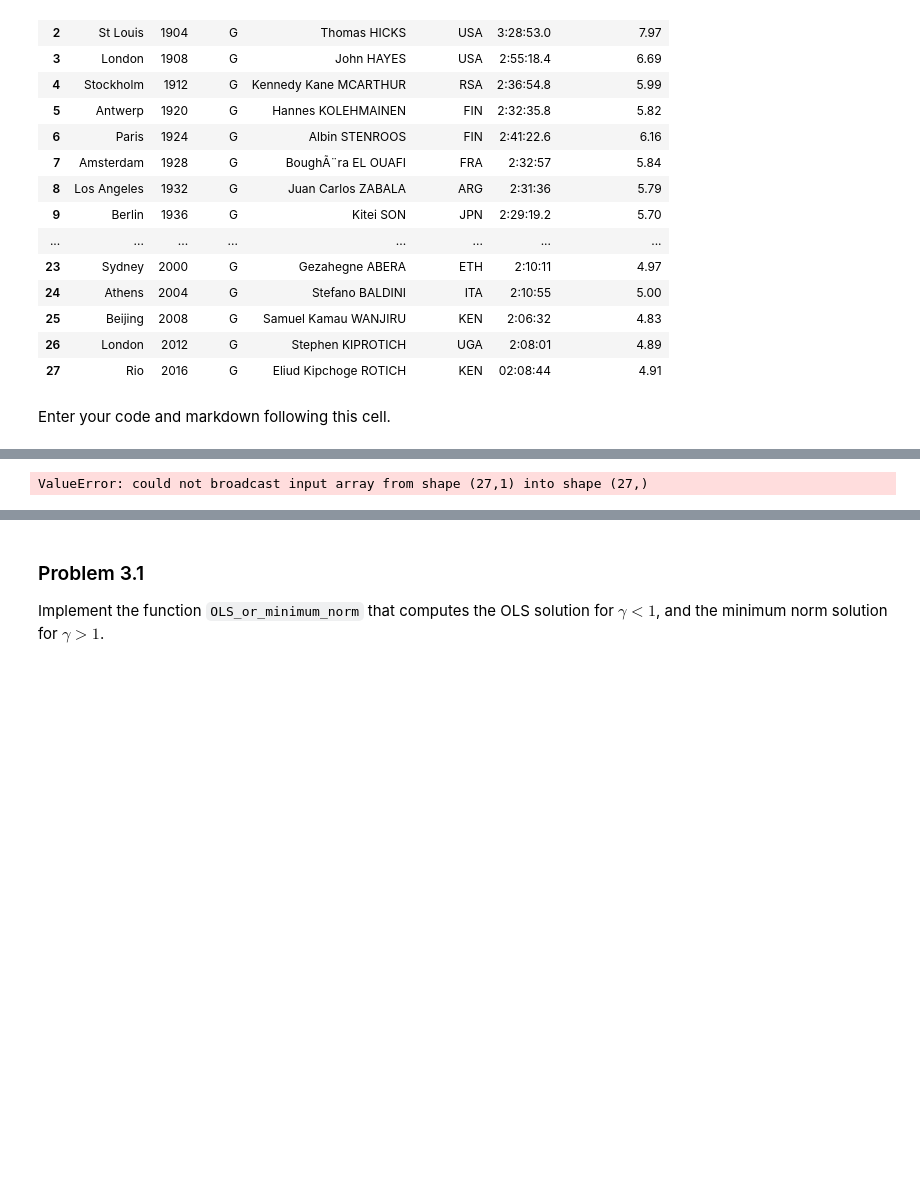
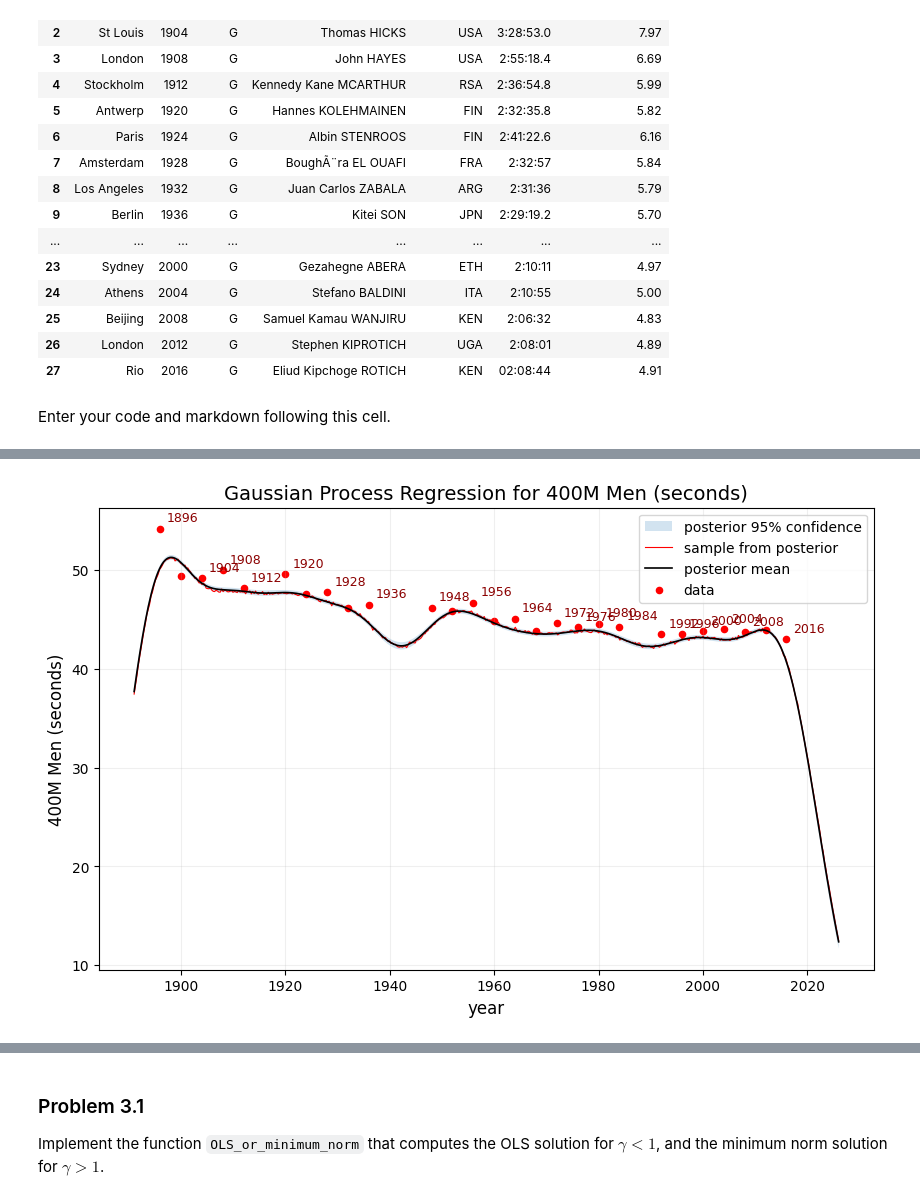
Before and after one commit to yxyang0820/SDS365_Assignments, a Jupyter notebook: assignments/assn2/assn2.ipynb, the cells around one changed output, grey strips where cells are left out. Cells and saved outputs as stored; diff of their text form; code cells hidden in the pictures; blank space fills up the shorter version.

```diff
--- a/assignments/assn2/assn2.ipynb
+++ b/assignments/assn2/assn2.ipynb
@@ -1082,22 +1118,28 @@ def gp_olympic_event(year, result, kernel, mean, noise, event_name):
 # %%
-men_1500m = dat[dat['Event'] == '1500M Men']
-men_1500m = men_1500m[men_1500m['Medal']=='G']
-men_1500m = men_1500m.sort_values('Year')
-year = np.array(men_1500m['Year'])
-time = np.array(men_1500m['Result'])
-spm = []
+# Process data for 400M Men
+men_400m = dat[dat['Event'] == '400M Men']
+men_400m = men_400m[men_400m['Medal']=='G']
+men_400m = men_400m.sort_values('Year')
+time = np.array(men_400m['Result'])
+
+# Convert time to seconds (assuming format m:ss.xx or ss.xx)
+seconds = []
 for tm in time:
-    t = np.array(tm.split(':'), dtype=float)
-    second_per_meter = (t[0]*60 + t[1])/(1500)
-    spm.append(second_per_meter)
+    if ':' in tm:
+        t = np.array(tm.split(':'), dtype=float)
+        sec = t[0]*60 + t[1]
+    else:
+        sec = float(tm)
+    seconds.append(sec)
 
-men_1500m['Seconds per Meter'] = np.round(spm,2)
-men_1500m = men_1500m.drop(columns=['Gender', 'Event'], axis=1)
-men_1500m.reset_index(drop=True, inplace=True)
-year = np.array(men_1500m['Year'])
-result = np.array(men_1500m['Seconds per Meter'])
-result
+men_400m['Seconds'] = np.round(seconds, 2)
+men_400m = men_400m.drop(columns=['Gender', 'Event'], axis=1)
+men_400m.reset_index(drop=True, inplace=True)
+year = np.array(men_400m['Year'])
+result = np.array(men_400m['Seconds'])
 
-gp_olympic_event(year,result,)
+# Call the gp_olympic_event function for 400M Men
+# Adjust noise and kernel parameters as needed for this event
+gp_olympic_event(year, result, kernel=K_fun, mean=mu_fun, noise=0.01, event_name="400M Men (seconds)")
 # %% [output]
-ValueError: could not broadcast input array from shape (27,1) into shape (27,)
+[figure, added]
```
Also changed, not shown: parts of 16 cells of this notebook.
